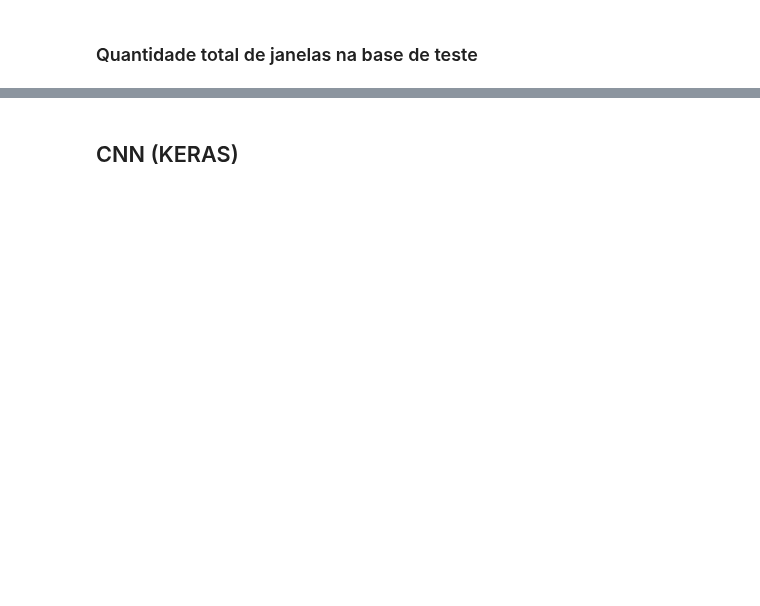
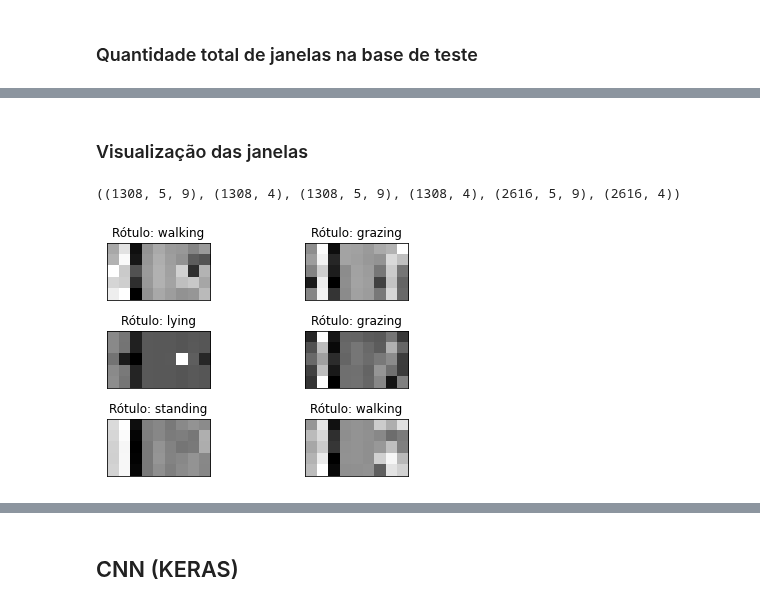
Before and after one commit to andssuu/moncattle, a Jupyter notebook: supervised/notebooks/cnn.ipynb, the cells around one changed output, grey strips where cells are left out. Cells and saved outputs as stored; diff of their text form; code cells hidden in the pictures; blank space fills up the shorter version.

```diff
--- a/supervised/notebooks/cnn.ipynb
+++ b/supervised/notebooks/cnn.ipynb
@@ -157,4 +167,4 @@ data
 ## Bases de treino e teste
 # %%
 np.random.seed(0)
-data_train, data_test = train_test_split(data, test_size=0.4, random_state=0, shuffle=True)
+data_train, data_test = train_test_split(data, test_size=0.5, random_state=0, shuffle=True, stratify=data.iloc[:, -1])
@@ -222 +236,33 @@ walking     107
 Name: label, dtype: int64
+# %% [markdown]
+### Visualização das janelas
+# %%
+_data_all = np.array([np.array(x).reshape(windows[0][0].shape) for x in data.iloc[:, :-1].values])
+_data_train = np.array([np.array(x).reshape(windows[0][0].shape) for x in data_train.iloc[:, :-1].values])
+_data_test =  np.array([np.array(x).reshape(windows[0][0].shape) for x in data_test.iloc[:, :-1].values])
+
+labels_map = {"grazing": 0, "standing": 1, "lying": 2, "walking": 3}
+_labels_train = np.array(list(map(lambda x: labels_map[x], data_train.iloc[:, -1])))
+c_labels_train = to_categorical(_labels_train)
+
+_labels_test = np.array(list(map(lambda x: labels_map[x], data_test.iloc[:, -1])))
+c_labels_test = to_categorical(_labels_test)
+
+_labels_all = np.array(list(map(lambda x: labels_map[x], data.iloc[:, -1])))
+c_labels_all = to_categorical(_labels_all)
+
+_data_train.shape, c_labels_train.shape, _data_test.shape, c_labels_test.shape, _data_all.shape, c_labels_all.shape,
+# %% [output]
+((1308, 5, 9), (1308, 4), (1308, 5, 9), (1308, 4), (2616, 5, 9), (2616, 4))
+# %%
+import matplotlib.pyplot as plt
+fig = plt.figure()
+for i in range(6):
+  plt.subplot(3, 2, i+1)
+  plt.tight_layout()
+  plt.imshow(_data_train[i], cmap='gray', interpolation='none')
+  plt.title("Rótulo: {}".format(list(labels_map.keys())[list(labels_map.values()).index(argmax(c_labels_train[i]))]))
+  plt.xticks([])
+  plt.yticks([])
+# %% [output]
+[figure, added]
```
Also changed, not shown: parts of 41 cells of this notebook.
